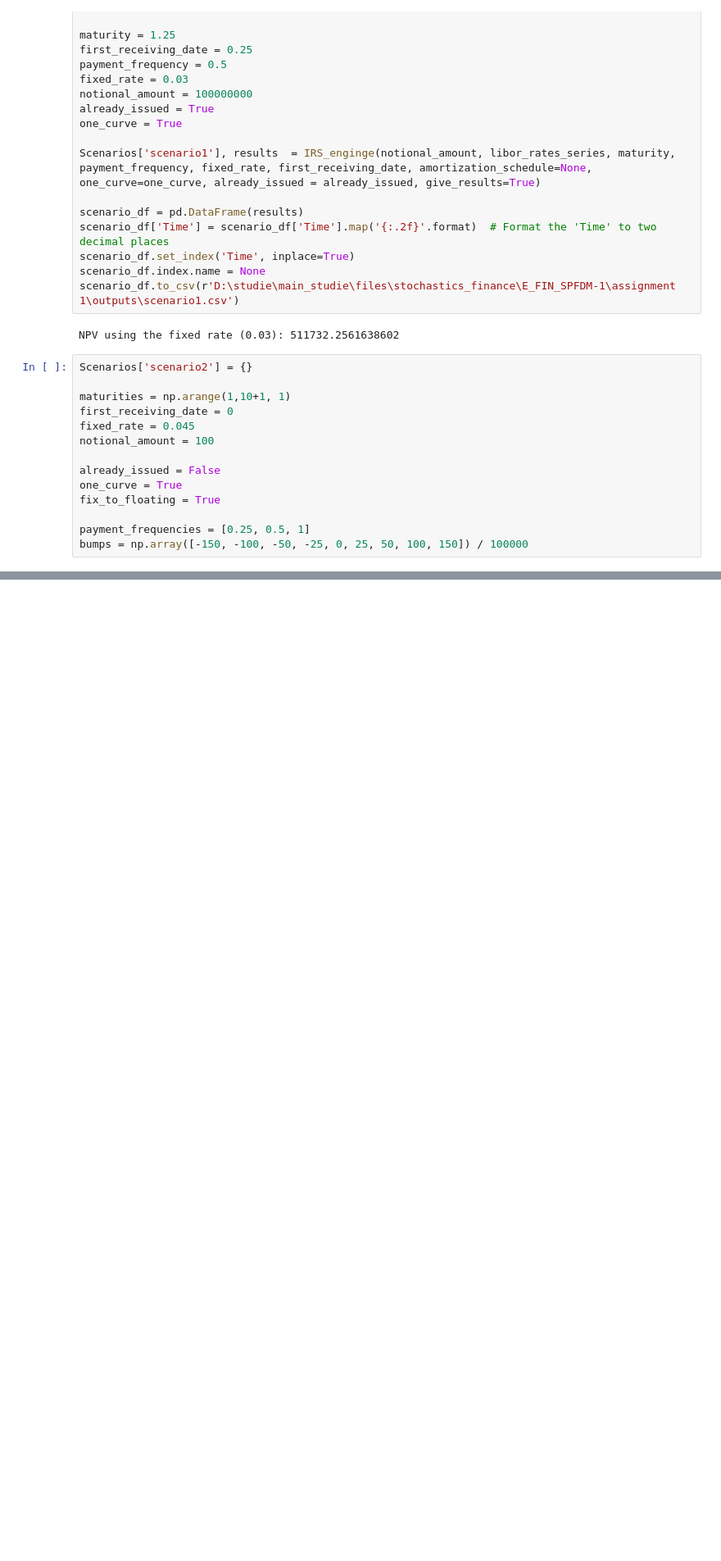
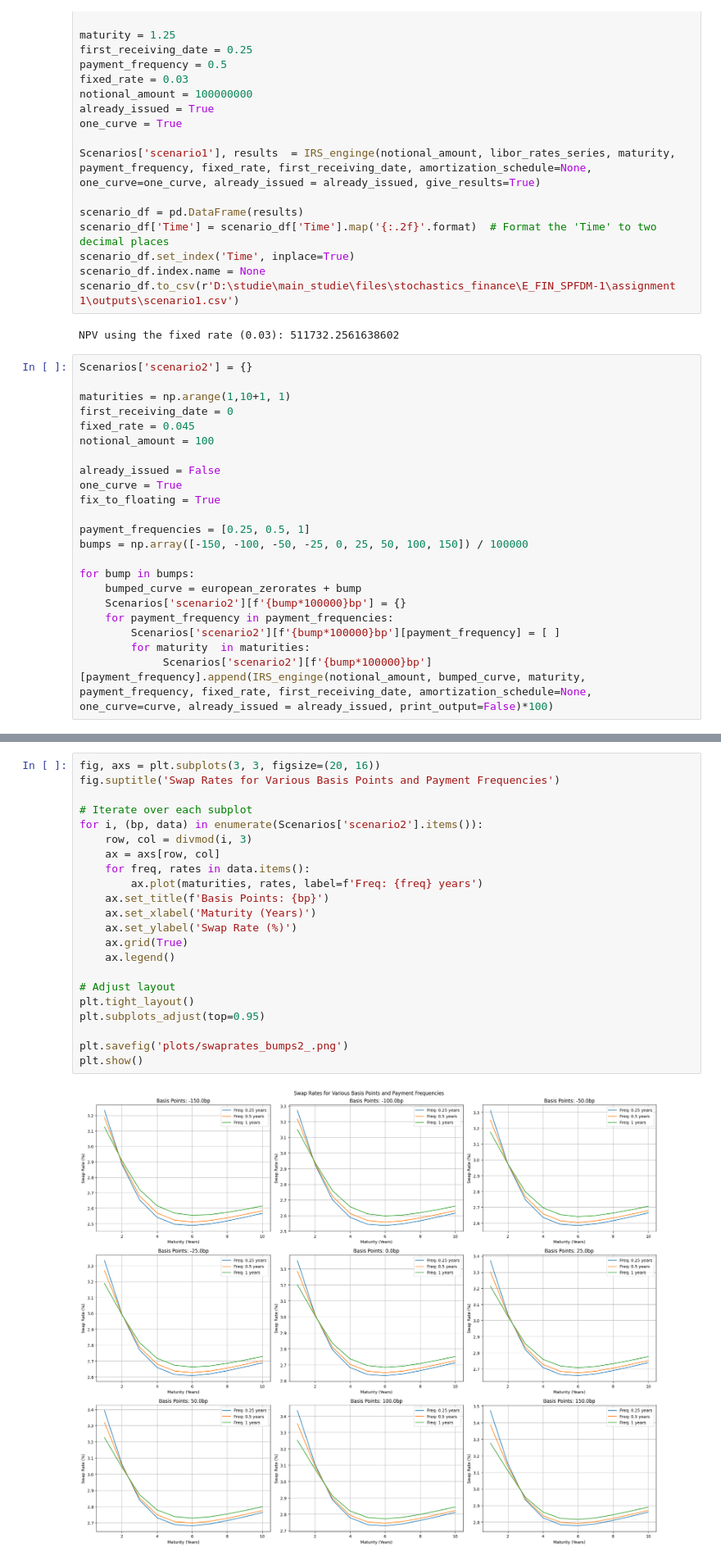
Before and after one commit to Lebramjames/E_FIN_SPFDM, a Jupyter notebook: assignment 1/assignment1_spfdm_group1_1.ipynb, the cells around one changed output, grey strips where cells are left out. Shown at 82% size. Saved outputs shown, nothing was run; the diff lists cells and outputs as text; blank space fills up the shorter version.

```diff
--- a/assignment 1/assignment1_spfdm_group1_1.ipynb
+++ b/assignment 1/assignment1_spfdm_group1_1.ipynb
@@ -315,3 +315,11 @@ fix_to_floating = True
 
 payment_frequencies = [0.25, 0.5, 1]
 bumps = np.array([-150, -100, -50, -25, 0, 25, 50, 100, 150]) / 100000
+
+for bump in bumps:
+    bumped_curve = european_zerorates + bump
+    Scenarios['scenario2'][f'{bump*100000}bp'] = {}
+    for payment_frequency in payment_frequencies:
+        Scenarios['scenario2'][f'{bump*100000}bp'][payment_frequency] = [ ]
+        for maturity  in maturities:
+             Scenarios['scenario2'][f'{bump*100000}bp'][payment_frequency].append(IRS_enginge(notional_amount, bumped_curve, maturity, payment_frequency, fixed_rate, first_receiving_date, amortization_schedule=None, one_curve=curve, already_issued = already_issued, print_output=False)*100)
@@ -362,0 +328,24 @@ Swap rate equals: 0.0269529699
+# %%
+fig, axs = plt.subplots(3, 3, figsize=(20, 16))
+fig.suptitle('Swap Rates for Various Basis Points and Payment Frequencies')
+
+# Iterate over each subplot
+for i, (bp, data) in enumerate(Scenarios['scenario2'].items()):
+    row, col = divmod(i, 3)
+    ax = axs[row, col]
+    for freq, rates in data.items():
+        ax.plot(maturities, rates, label=f'Freq: {freq} years')
+    ax.set_title(f'Basis Points: {bp}')
+    ax.set_xlabel('Maturity (Years)')
+    ax.set_ylabel('Swap Rate (%)')
+    ax.grid(True)
+    ax.legend()
+
+# Adjust layout
+plt.tight_layout()
+plt.subplots_adjust(top=0.95)
+
+plt.savefig('plots/swaprates_bumps2_.png')
+plt.show()
+# %% [output]
+[figure, added]
```
Also changed, not shown: parts of 7 cells of this notebook, 3 other files.
